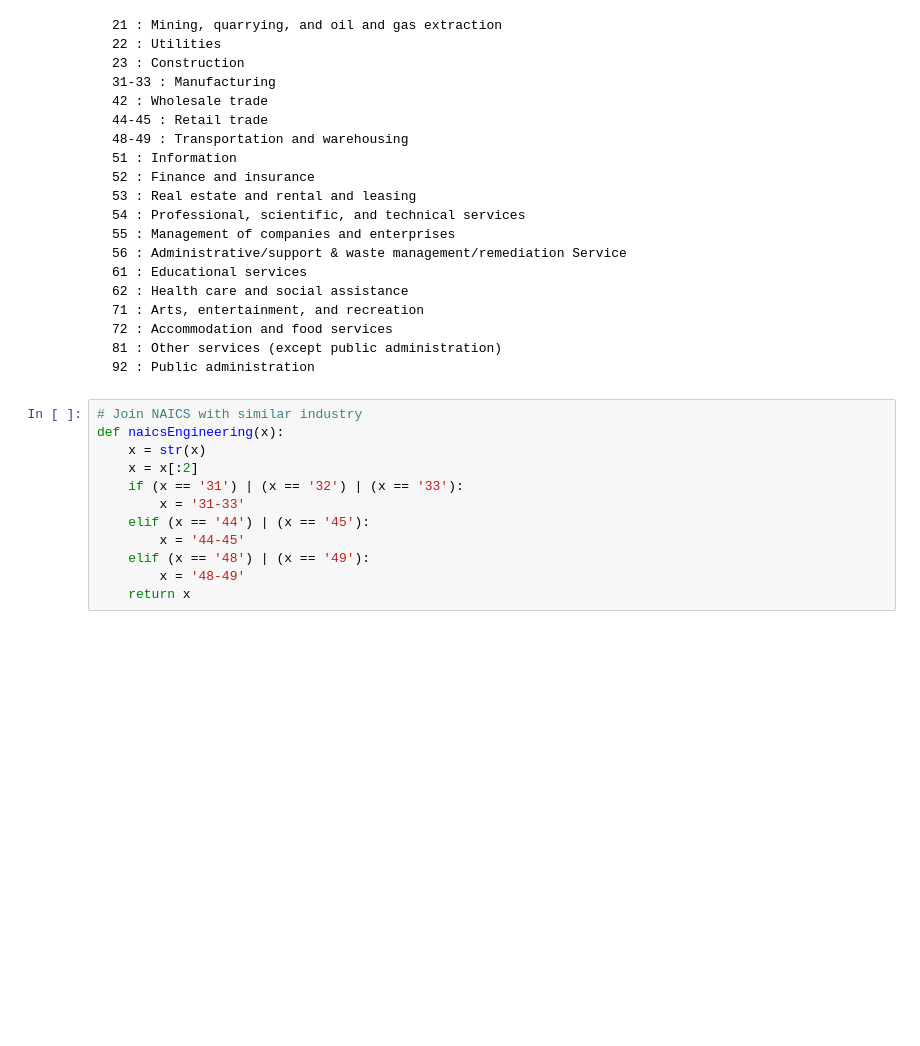
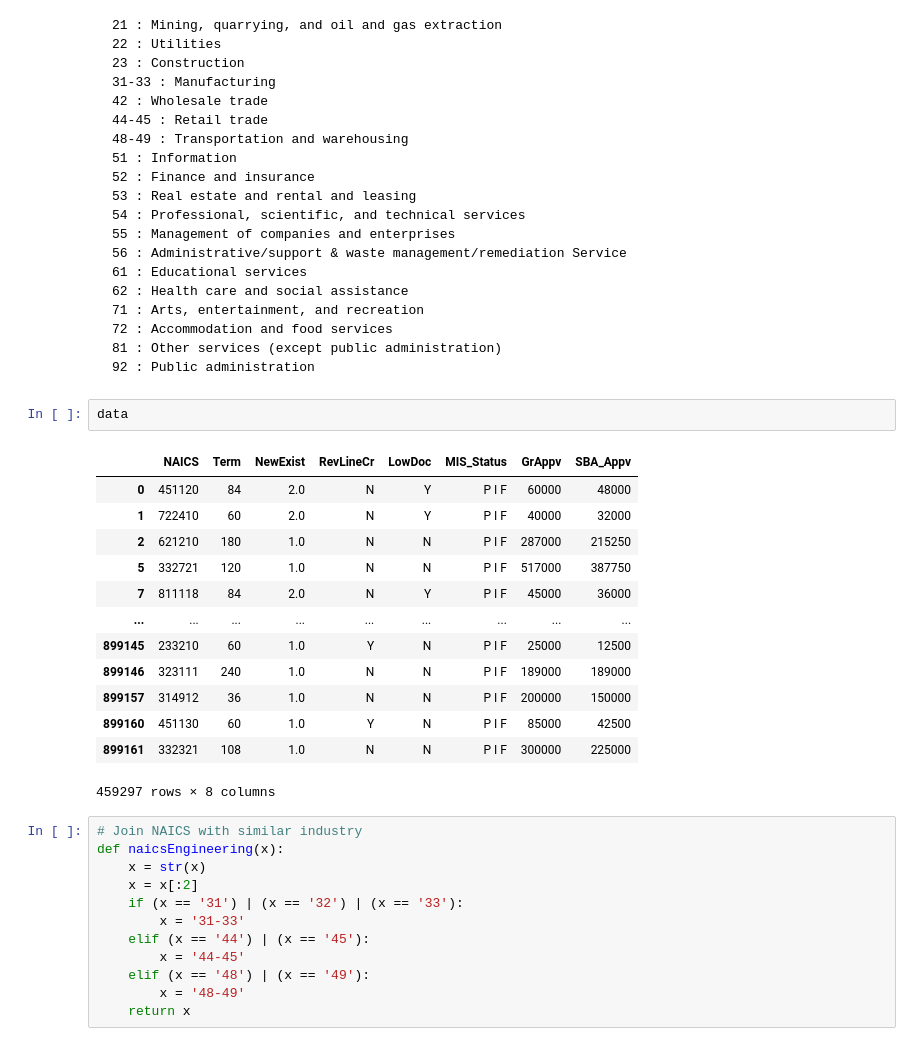
Before and after one commit to AFlo59/Model_pret, a Jupyter notebook: Model/Exemple_Clean_nb.ipynb, the cells around one changed output. Saved outputs shown, nothing was run; the diff lists cells and outputs as text; blank space fills up the shorter version.

```diff
--- a/Model/Exemple_Clean_nb.ipynb
+++ b/Model/Exemple_Clean_nb.ipynb
@@ -584,6 +584,22 @@ NAICS
     72 : Accommodation and food services
     81 : Other services (except public administration)
     92 : Public administration
+# %%
+data
+# %% [output]
+|  | NAICS | Term | NewExist | RevLineCr | LowDoc | MIS_Status | GrAppv | SBA_Appv |
+| 0 | 451120 | 84 | 2.0 | N | Y | P I F | 60000 | 48000 |
+| 1 | 722410 | 60 | 2.0 | N | Y | P I F | 40000 | 32000 |
+| 2 | 621210 | 180 | 1.0 | N | N | P I F | 287000 | 215250 |
+| 5 | 332721 | 120 | 1.0 | N | N | P I F | 517000 | 387750 |
+| 7 | 811118 | 84 | 2.0 | N | Y | P I F | 45000 | 36000 |
+| ... | ... | ... | ... | ... | ... | ... | ... | ... |
+| 899145 | 233210 | 60 | 1.0 | Y | N | P I F | 25000 | 12500 |
+| 899146 | 323111 | 240 | 1.0 | N | N | P I F | 189000 | 189000 |
+| 899157 | 314912 | 36 | 1.0 | N | N | P I F | 200000 | 150000 |
+| 899160 | 451130 | 60 | 1.0 | Y | N | P I F | 85000 | 42500 |
+| 899161 | 332321 | 108 | 1.0 | N | N | P I F | 300000 | 225000 |
+459297 rows × 8 columns
 # %%
 # Join NAICS with similar industry
 def naicsEngineering(x):
```
Also changed, not shown: parts of 3 cells of this notebook.
